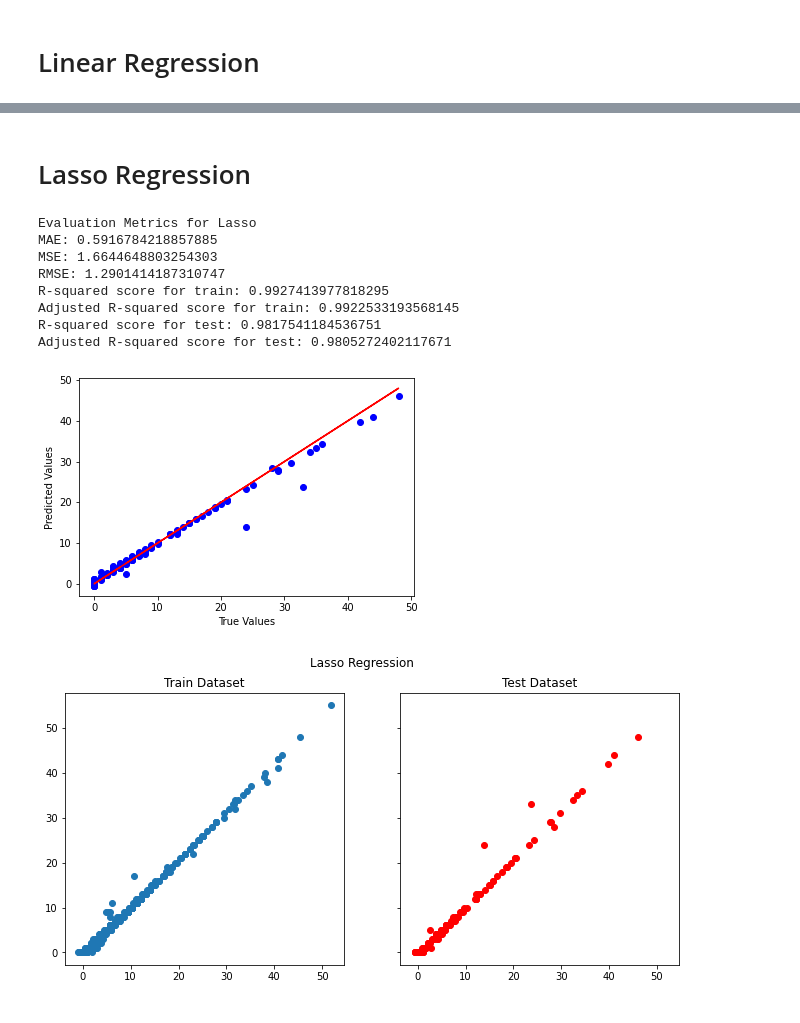
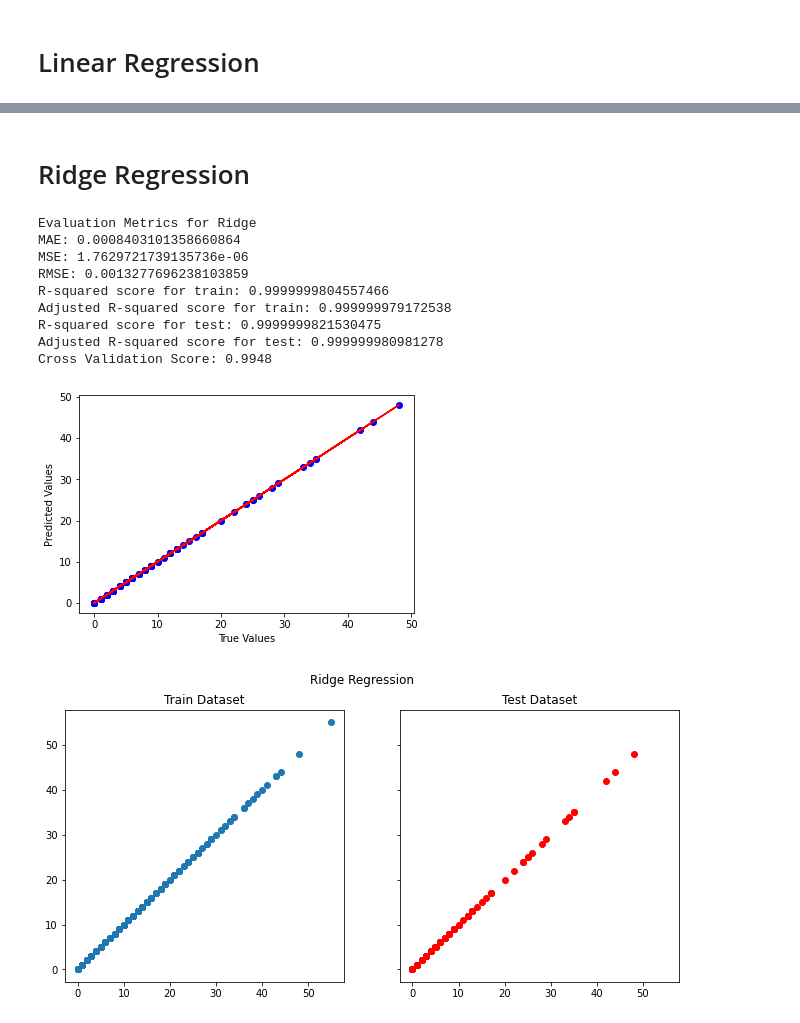
Before and after one commit to dvh549/Data_Mining, a Jupyter notebook: Imported Cases.ipynb, the cells around one changed output, grey strips where cells are left out. Drawn from its saved outputs; the diff is of its cells as text; code cells hidden in the pictures.

Commit message:
Updated Imported Cases
Included cross validation score and changed from lasso to ridge

```diff
--- a/Imported Cases.ipynb
+++ b/Imported Cases.ipynb
@@ -172,9 +172,9 @@ Name: Daily Imported, dtype: float64
 X = sg_data_filtered.drop("Daily Imported", axis=1)
 y = sg_data_filtered["Daily Imported"]
 # %%
-# split using 25% for test as amount of data isn't much so that we've got more points to test
+# split using 20% for test as amount of data isn't much so that we've got more points to test
 
-X_train, X_test, y_train, y_test = train_test_split(X, y, test_size=0.25, random_state=42)
+X_train, X_test, y_train, y_test = train_test_split(X, y, test_size=0.20, random_state=42)
 # %% [markdown]
 # Linear Regression
 # %%
@@ -263,39 +265,41 @@ regr_importance
 | 11 | Daily Local transmission | -1.000000e+00 |
 # %% [markdown]
-# Lasso Regression
+# Ridge Regression
 # %%
-# build lasso model
+# build ridge model
 
-lasso = Lasso(max_iter=10000)
-lasso.fit(X_train, y_train)
-lasso_pred = lasso.predict(X_test)
+ridge = Ridge()
+ridge.fit(X_train, y_train)
+ridge_pred = ridge.predict(X_test)
 # %%
 # assessing model
 
-train_adjusted_r2 = 1 - (1-lasso.score(X_train, y_train)) * (len(y)-1)/(len(y)-X.shape[1]-1)
-test_adjusted_r2 = 1 - (1-lasso.score(X_test, y_test)) * (len(y)-1)/(len(y)-X.shape[1]-1)
-print("Evaluation Metrics for Lasso")
-print(f"MAE: {mean_absolute_error(y_test, lasso_pred)}")
-print(f"MSE: {mean_squared_error(y_test, lasso_pred)}")
-print(f"RMSE: {np.sqrt(mean_squared_error(y_test, lasso_pred))}")
-print(f"R-squared score for train: {lasso.score(X_train, y_train)}")
+train_adjusted_r2 = 1 - (1-ridge.score(X_train, y_train)) * (len(y)-1)/(len(y)-X.shape[1]-1)
+test_adjusted_r2 = 1 - (1-ridge.score(X_test, y_test)) * (len(y)-1)/(len(y)-X.shape[1]-1)
+print("Evaluation Metrics for Ridge")
+print(f"MAE: {mean_absolute_error(y_test, ridge_pred)}")
+print(f"MSE: {mean_squared_error(y_test, ridge_pred)}")
+print(f"RMSE: {np.sqrt(mean_squared_error(y_test, ridge_pred))}")
+print(f"R-squared score for train: {ridge.score(X_train, y_train)}")
 print(f"Adjusted R-squared score for train: {train_adjusted_r2}")
-print(f"R-squared score for test: {lasso.score(X_test, y_test)}")
+print(f"R-squared score for test: {ridge.score(X_test, y_test)}")
 print(f"Adjusted R-squared score for test: {test_adjusted_r2}")
+print(f"Cross Validation Score: {round(np.mean(cross_val_score(ridge, X, y, cv=5)), 4)}")
 # %% [output]
-Evaluation Metrics for Lasso
-MAE: 0.5916784218857885
-MSE: 1.6644648803254303
-RMSE: 1.2901414187310747
-R-squared score for train: 0.9927413977818295
-Adjusted R-squared score for train: 0.9922533193568145
-R-squared score for test: 0.9817541184536751
-Adjusted R-squared score for test: 0.9805272402117671
+Evaluation Metrics for Ridge
+MAE: 0.0008403101358660864
+MSE: 1.7629721739135736e-06
+RMSE: 0.0013277696238103859
+R-squared score for train: 0.9999999804557466
+Adjusted R-squared score for train: 0.999999979172538
+R-squared score for test: 0.9999999821530475
+Adjusted R-squared score for test: 0.999999980981278
+Cross Validation Score: 0.9948
 # %%
 # For test set
 
 # scatter for predictions
-plt.scatter(y_test, lasso_pred, color = "blue")
+plt.scatter(y_test, ridge_pred, color = "blue")
 # perfect predictions
 plt.plot(y_test, y_test, color = "red")
 
@@ -303,22 +307,22 @@ plt.xlabel("True Values")
 plt.ylabel("Predicted Values")
 plt.show()
 # %% [output]
-[figure, old version]
+[figure, new version]
 # %%
 # visualise performance of train vs test
 
 fig, ax = plt.subplots(1, 2, figsize=(11,5), sharey=True, sharex=True)
 
-ax[0].scatter(lasso.predict(X_train), y_train)
-ax[1].scatter(lasso_pred, y_test, c = 'red')
+ax[0].scatter(ridge.predict(X_train), y_train)
+ax[1].scatter(ridge_pred, y_test, c = 'red')
 ax[0].set_title('Train Dataset')
 ax[1].set_title('Test Dataset')
 
-plt.suptitle('Lasso Regression')
+plt.suptitle('Ridge Regression')
 
 plt.show()
 # %% [output]
-[figure, old version]
+[figure, new version]
 # %%
 # find out feature importance
 
```
Also changed, not shown: parts of 10 cells of this notebook.
